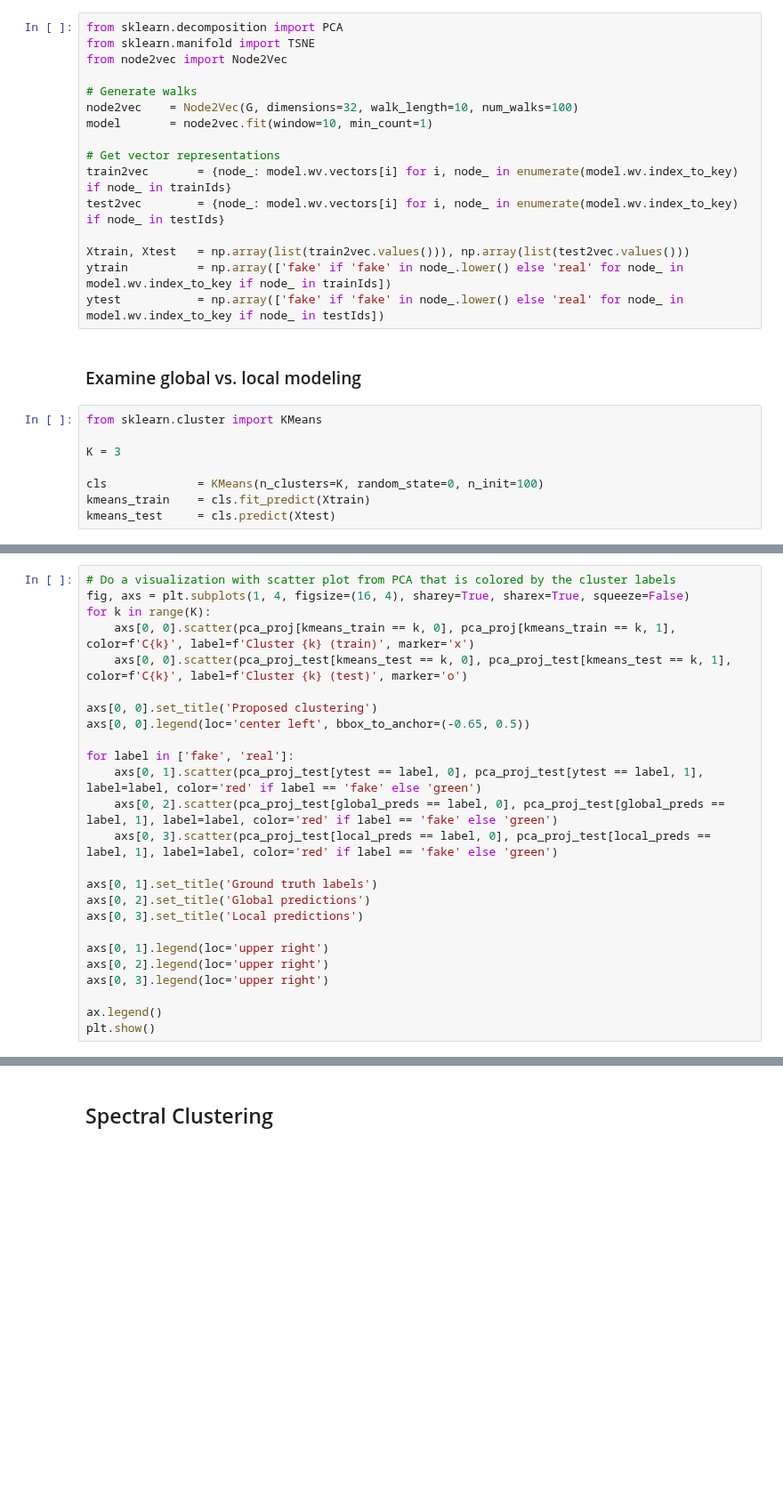
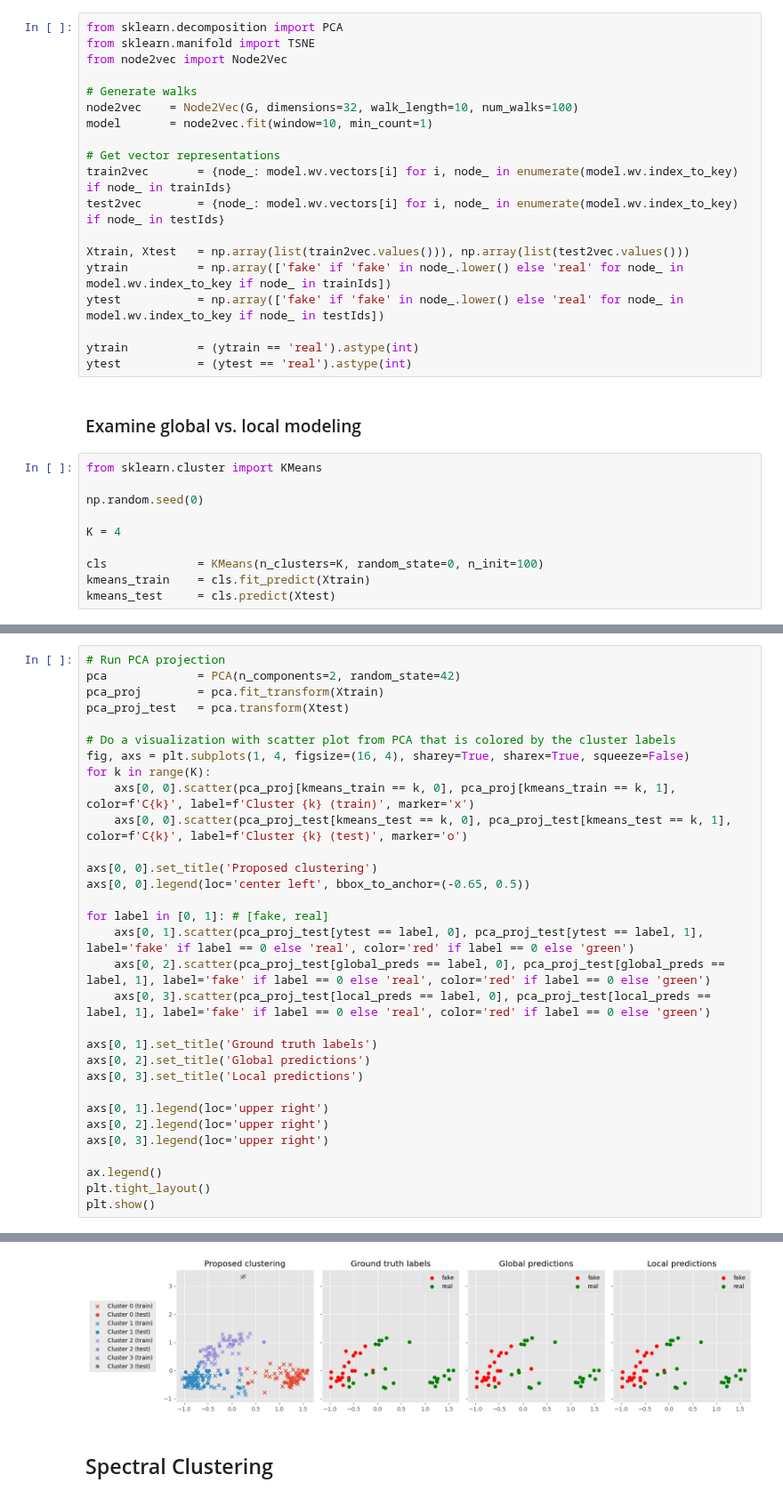
Before and after one commit to augustsemrau/02807_CompTools_Project, a Jupyter notebook: notebooks/FakeNewsNet_PolitiFact_Albert.ipynb, the cells around one changed output, grey strips where cells are left out. Shown at 89% size. Drawn from its saved outputs; the diff is of its cells as text; blank space fills up the shorter version.

```diff
--- a/notebooks/FakeNewsNet_PolitiFact_Albert.ipynb
+++ b/notebooks/FakeNewsNet_PolitiFact_Albert.ipynb
@@ -265,12 +264,17 @@ test2vec        = {node_: model.wv.vectors[i] for i, node_ in enumerate(model.wv
 Xtrain, Xtest   = np.array(list(train2vec.values())), np.array(list(test2vec.values()))
 ytrain          = np.array(['fake' if 'fake' in node_.lower() else 'real' for node_ in model.wv.index_to_key if node_ in trainIds])
 ytest           = np.array(['fake' if 'fake' in node_.lower() else 'real' for node_ in model.wv.index_to_key if node_ in testIds])
+
+ytrain          = (ytrain == 'real').astype(int)
+ytest           = (ytest == 'real').astype(int)
 # %% [markdown]
 ### Examine global vs. local modeling
 # %%
 from sklearn.cluster import KMeans
 
-K = 3
+np.random.seed(0)
+
+K = 4
 
 cls             = KMeans(n_clusters=K, random_state=0, n_init=100)
 kmeans_train    = cls.fit_predict(Xtrain)
@@ -316,4 +351,9 @@ pca_proj_test   = pca.transform(Xtest)
 # %%
+# Run PCA projection
+pca             = PCA(n_components=2, random_state=42)
+pca_proj        = pca.fit_transform(Xtrain)
+pca_proj_test   = pca.transform(Xtest)
+
 # Do a visualization with scatter plot from PCA that is colored by the cluster labels
 fig, axs = plt.subplots(1, 4, figsize=(16, 4), sharey=True, sharex=True, squeeze=False)
 for k in range(K):
@@ -323,10 +363,10 @@ for k in range(K):
 axs[0, 0].set_title('Proposed clustering')
 axs[0, 0].legend(loc='center left', bbox_to_anchor=(-0.65, 0.5))
 
-for label in ['fake', 'real']:
-    axs[0, 1].scatter(pca_proj_test[ytest == label, 0], pca_proj_test[ytest == label, 1], label=label, color='red' if label == 'fake' else 'green')
-    axs[0, 2].scatter(pca_proj_test[global_preds == label, 0], pca_proj_test[global_preds == label, 1], label=label, color='red' if label == 'fake' else 'green')
-    axs[0, 3].scatter(pca_proj_test[local_preds == label, 0], pca_proj_test[local_preds == label, 1], label=label, color='red' if label == 'fake' else 'green')
+for label in [0, 1]: # [fake, real]
+    axs[0, 1].scatter(pca_proj_test[ytest == label, 0], pca_proj_test[ytest == label, 1], label='fake' if label == 0 else 'real', color='red' if label == 0 else 'green')
+    axs[0, 2].scatter(pca_proj_test[global_preds == label, 0], pca_proj_test[global_preds == label, 1], label='fake' if label == 0 else 'real', color='red' if label == 0 else 'green')
+    axs[0, 3].scatter(pca_proj_test[local_preds == label, 0], pca_proj_test[local_preds == label, 1], label='fake' if label == 0 else 'real', color='red' if label == 0 else 'green')
 
 axs[0, 1].set_title('Ground truth labels')
 axs[0, 2].set_title('Global predictions')
@@ -337,4 +377,6 @@ axs[0, 2].legend(loc='upper right')
 axs[0, 3].legend(loc='upper right')
 
 ax.legend()
+plt.tight_layout()
 plt.show()
+# %% [output]
@@ -341,3 +384,4 @@ plt.show()
+[figure, added]
 # %% [markdown]
 ## Spectral Clustering
 # %% [markdown]
```
Also changed, not shown: parts of 11 cells of this notebook, 16 other files.
